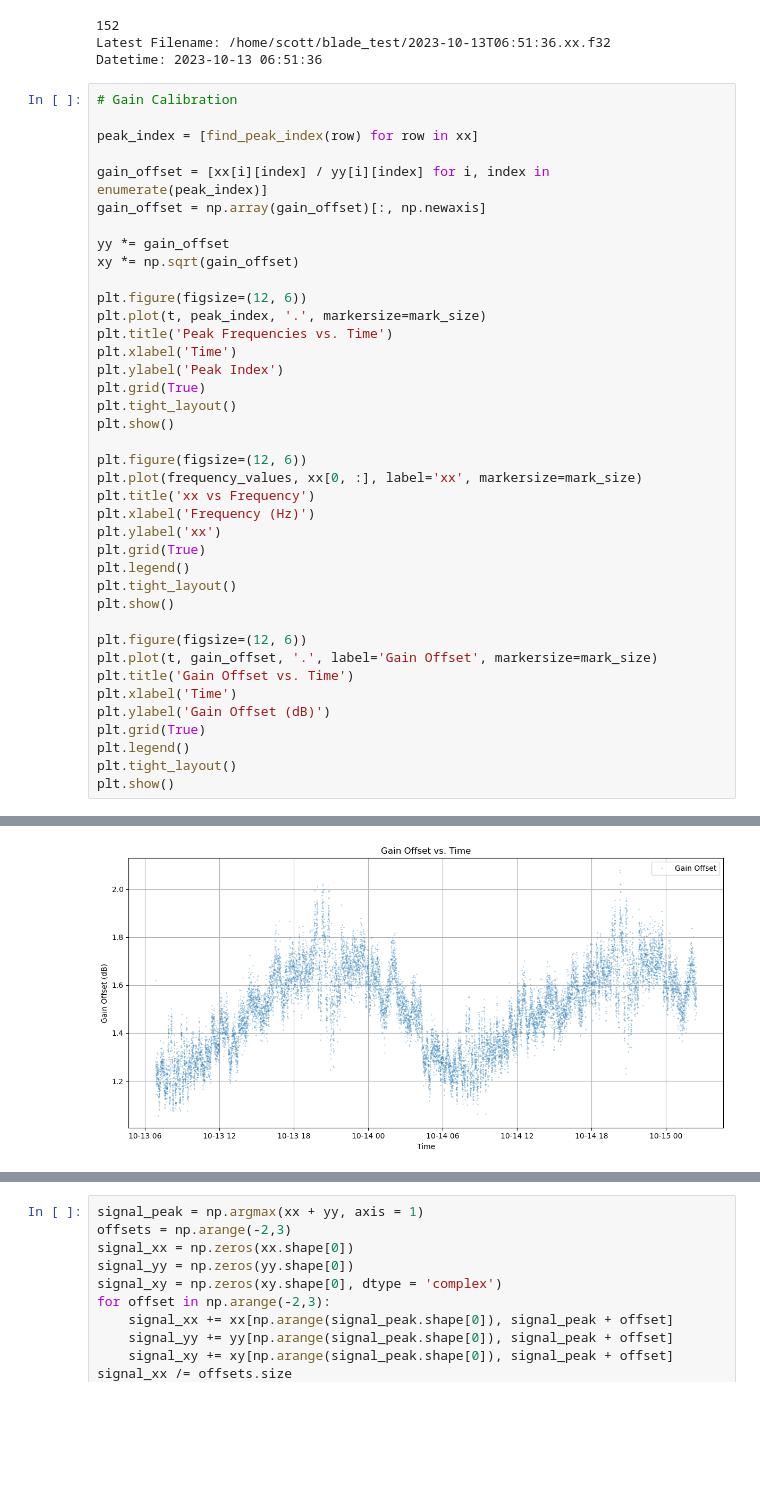
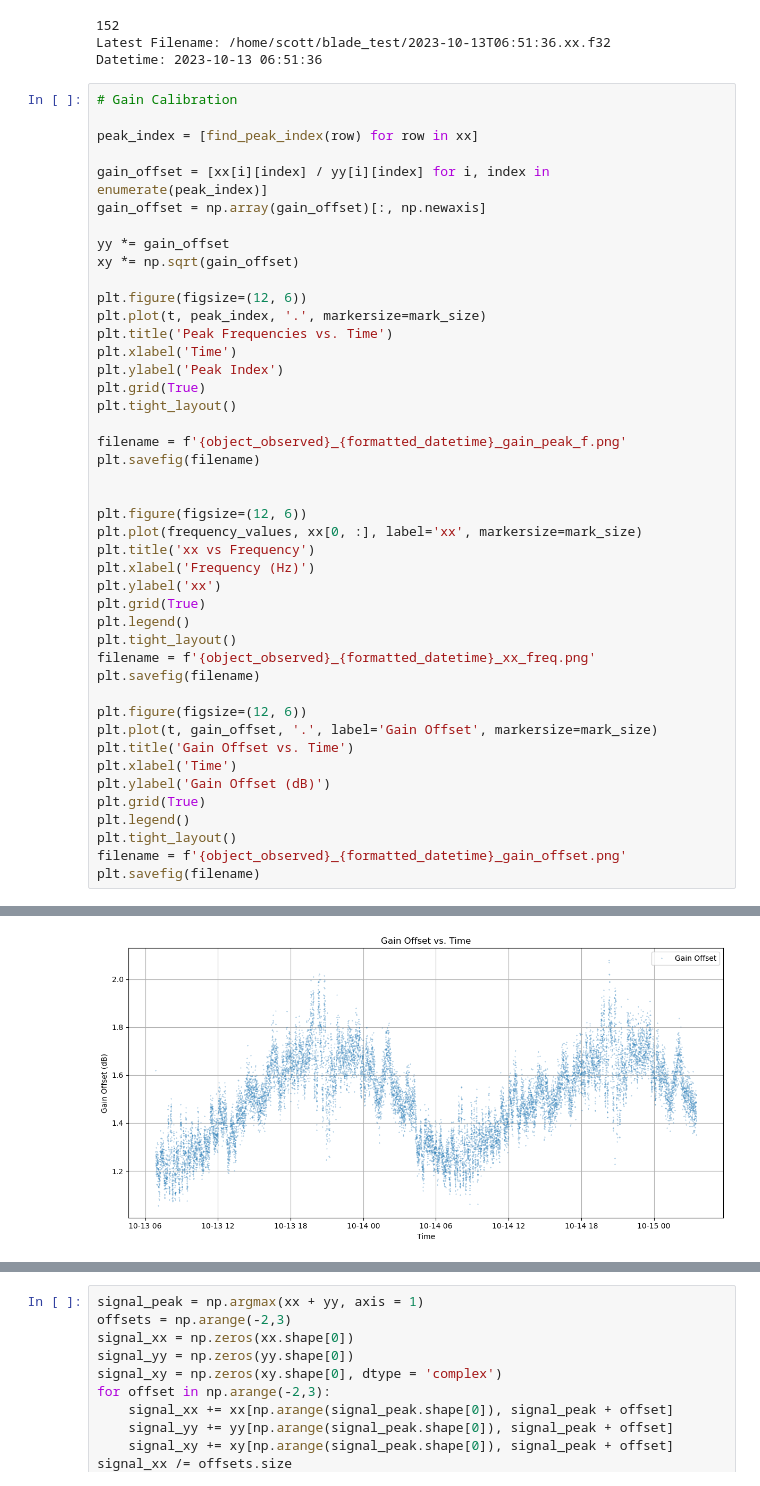
Before and after one commit to ScottTilley/polarization, a Jupyter notebook: GOES18.ipynb, the cells around one changed output, grey strips where cells are left out. Cells and saved outputs as stored; diff of their text form; blank space fills up the shorter version.

```diff
--- a/GOES18.ipynb
+++ b/GOES18.ipynb
@@ -104,7 +104,10 @@ plt.xlabel('Time')
 plt.ylabel('Peak Index')
 plt.grid(True)
 plt.tight_layout()
-plt.show()
+
+filename = f'{object_observed}_{formatted_datetime}_gain_peak_f.png'
+plt.savefig(filename)
+
 
 plt.figure(figsize=(12, 6))
 plt.plot(frequency_values, xx[0, :], label='xx', markersize=mark_size)
@@ -114,7 +117,8 @@ plt.ylabel('xx')
 plt.grid(True)
 plt.legend()
 plt.tight_layout()
-plt.show()
+filename = f'{object_observed}_{formatted_datetime}_xx_freq.png'
+plt.savefig(filename)
 
 plt.figure(figsize=(12, 6))
 plt.plot(t, gain_offset, '.', label='Gain Offset', markersize=mark_size)
@@ -124,5 +128,6 @@ plt.ylabel('Gain Offset (dB)')
 plt.grid(True)
 plt.legend()
 plt.tight_layout()
-plt.show()
+filename = f'{object_observed}_{formatted_datetime}_gain_offset.png'
+plt.savefig(filename)
 # %% [output]
@@ -130,5 +135,5 @@ plt.show()
 [figure]
-[figure, old version]
+[figure, new version]
 # %%
 # Phase calibration
 
```
Also changed, not shown: parts of 15 cells of this notebook, 23 other files.
